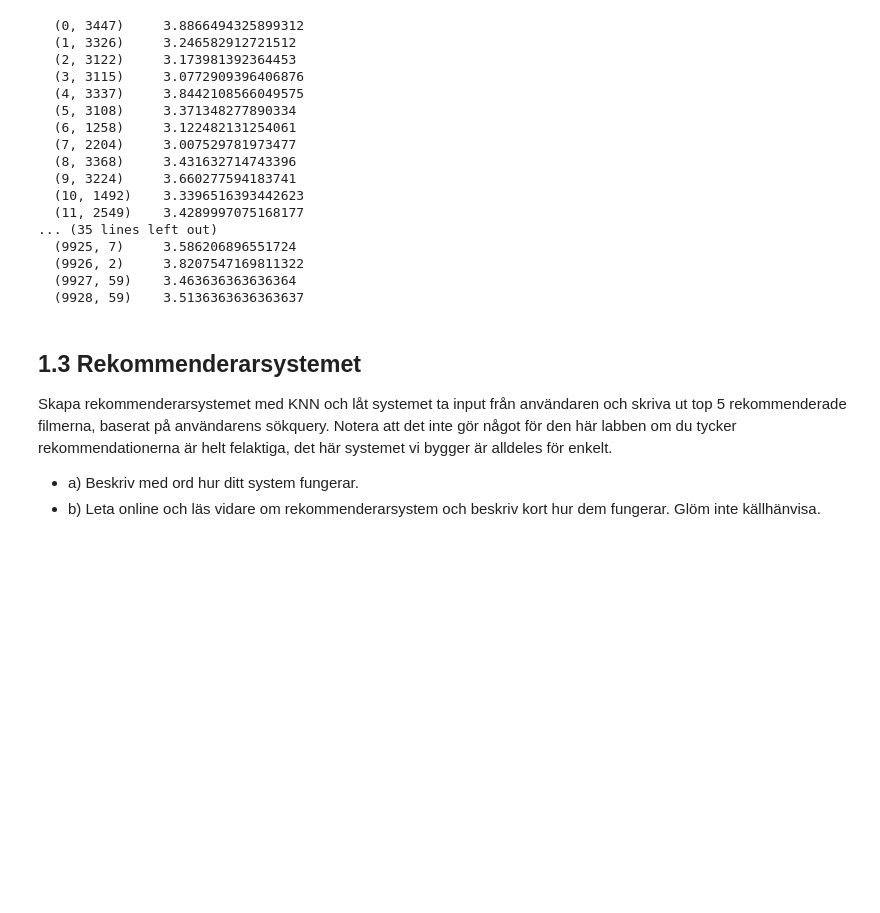
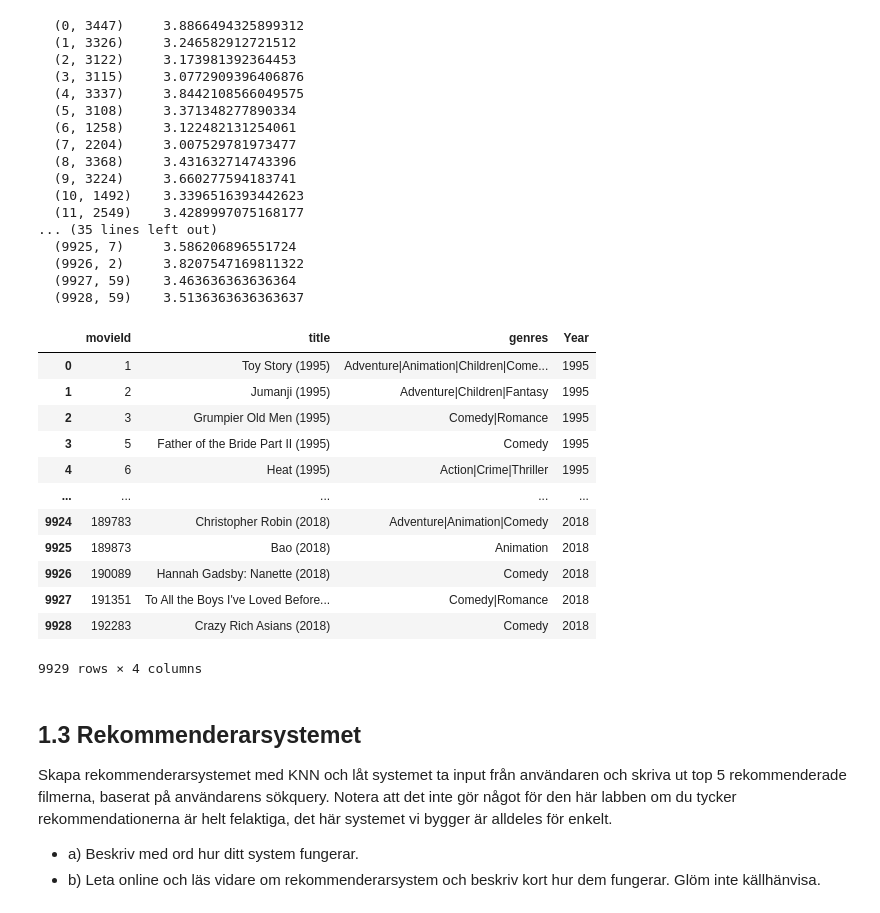
Before and after one commit to cooperhankun/Maskininlarning, a Jupyter notebook: Lab/ml-latest/lab_1.ipynb, the cells around one changed output. Drawn from its saved outputs; the diff is of its cells as text; code cells hidden in the pictures; blank space fills up the shorter version.

```diff
--- a/Lab/ml-latest/lab_1.ipynb
+++ b/Lab/ml-latest/lab_1.ipynb
@@ -322,6 +322,24 @@ print(movies_selected_sparse)
   (9926, 2)     3.8207547169811322
   (9927, 59)    3.463636363636364
   (9928, 59)    3.5136363636363637
+# %%
+# create the movie titles by covering the movie list we selected
+movies_selected_with_title = movies.loc[movies["movieId"].isin(movies_selected["movieId"])].reset_index(drop=True)
+movies_selected_with_title
+# %% [output]
+|  | movieId | title | genres | Year |
+| 0 | 1 | Toy Story (1995) | Adventure|Animation|Children|Come... | 1995 |
+| 1 | 2 | Jumanji (1995) | Adventure|Children|Fantasy | 1995 |
+| 2 | 3 | Grumpier Old Men (1995) | Comedy|Romance | 1995 |
+| 3 | 5 | Father of the Bride Part II (1995) | Comedy | 1995 |
+| 4 | 6 | Heat (1995) | Action|Crime|Thriller | 1995 |
+| ... | ... | ... | ... | ... |
+| 9924 | 189783 | Christopher Robin (2018) | Adventure|Animation|Comedy | 2018 |
+| 9925 | 189873 | Bao (2018) | Animation | 2018 |
+| 9926 | 190089 | Hannah Gadsby: Nanette (2018) | Comedy | 2018 |
+| 9927 | 191351 | To All the Boys I've Loved Before... | Comedy|Romance | 2018 |
+| 9928 | 192283 | Crazy Rich Asians (2018) | Comedy | 2018 |
+9929 rows × 4 columns
 # %% [markdown]
 ## 1.3 Rekommenderarsystemet
 
```
Also changed, not shown: parts of 5 cells of this notebook, 2 other files.
